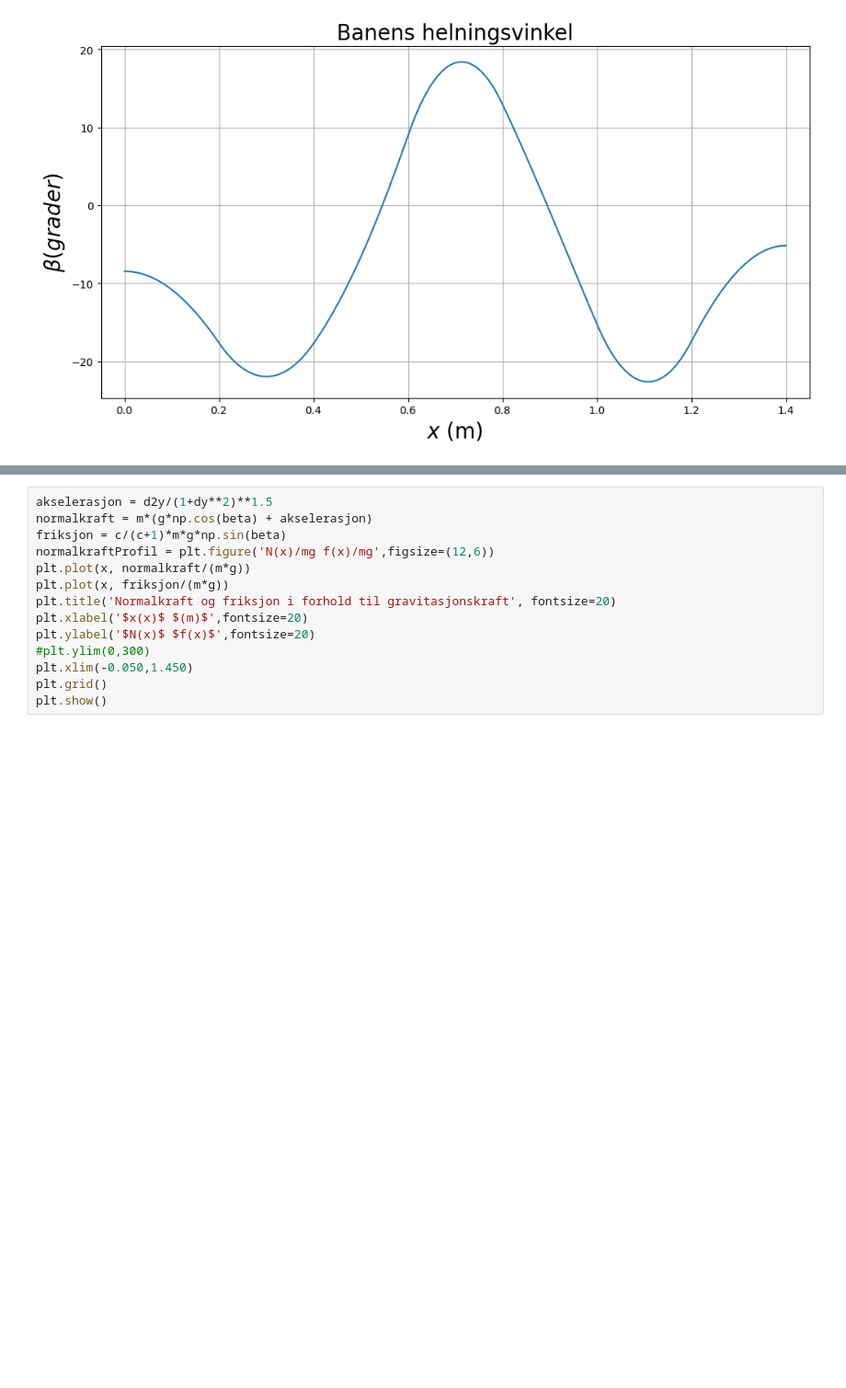
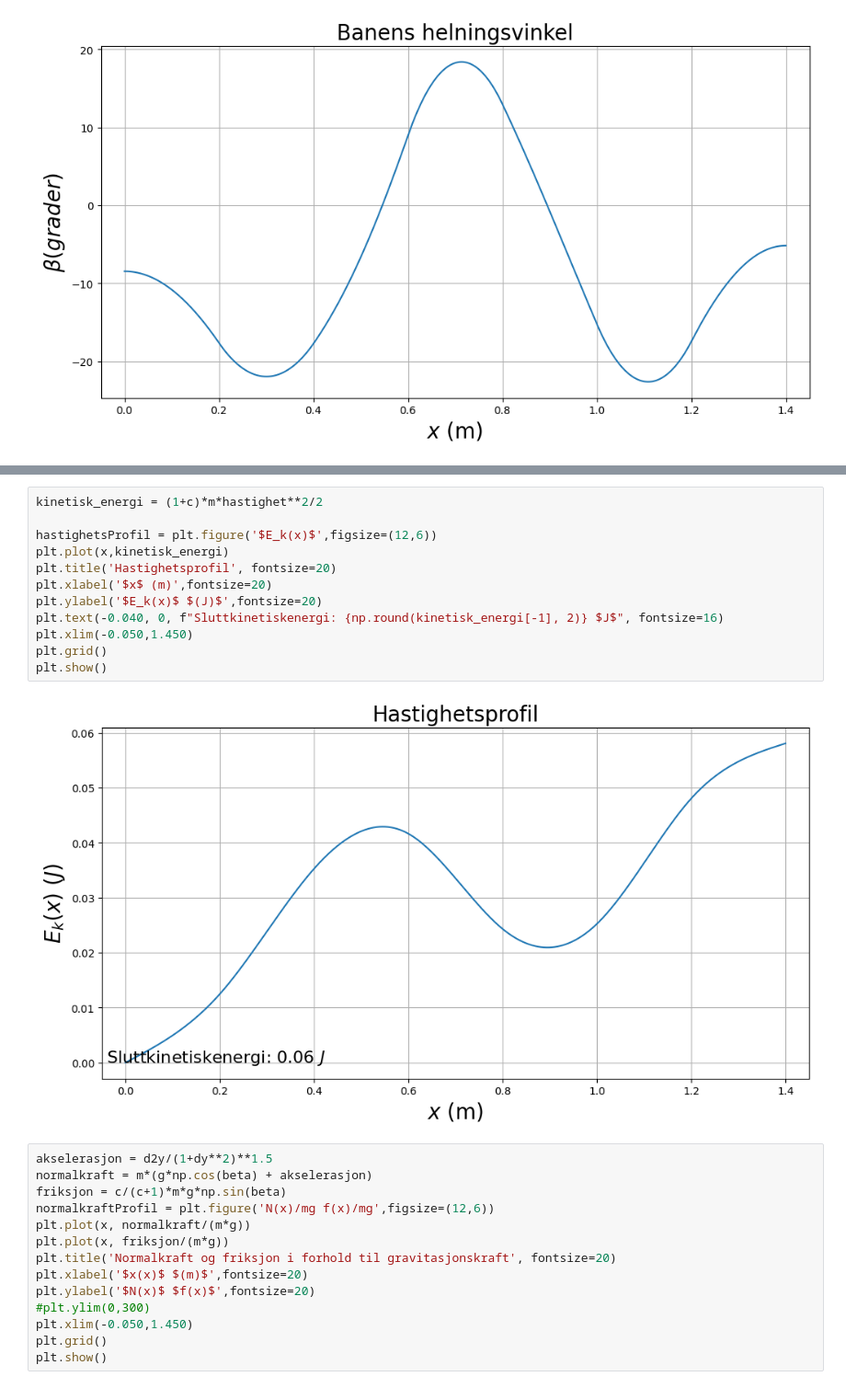
Before and after one commit to Lorangs/FysikkLab, a Jupyter notebook: baneform_V23.ipynb, the cells around one changed output, grey strips where cells are left out. Shown: that part at 92% size. Drawn from its saved outputs; the diff is of its cells as text; blank space fills up the shorter version.

```diff
--- a/baneform_V23.ipynb
+++ b/baneform_V23.ipynb
@@ -176,6 +176,20 @@ plt.grid()
 plt.show()
 # %% [output]
 [figure]
+# %%
+kinetisk_energi = (1+c)*m*hastighet**2/2
+
+hastighetsProfil = plt.figure('$E_k(x)$',figsize=(12,6))
+plt.plot(x,kinetisk_energi)
+plt.title('Hastighetsprofil', fontsize=20)
+plt.xlabel('$x$ (m)',fontsize=20)
+plt.ylabel('$E_k(x)$ $(J)$',fontsize=20)
+plt.text(-0.040, 0, f"Sluttkinetiskenergi: {np.round(kinetisk_energi[-1], 2)} $J$", fontsize=16)
+plt.xlim(-0.050,1.450)
+plt.grid()
+plt.show()
+# %% [output]
+[figure, added]
 # %%
 akselerasjon = d2y/(1+dy**2)**1.5
 normalkraft = m*(g*np.cos(beta) + akselerasjon)
```
Also changed, not shown: parts of 2 cells of this notebook.
